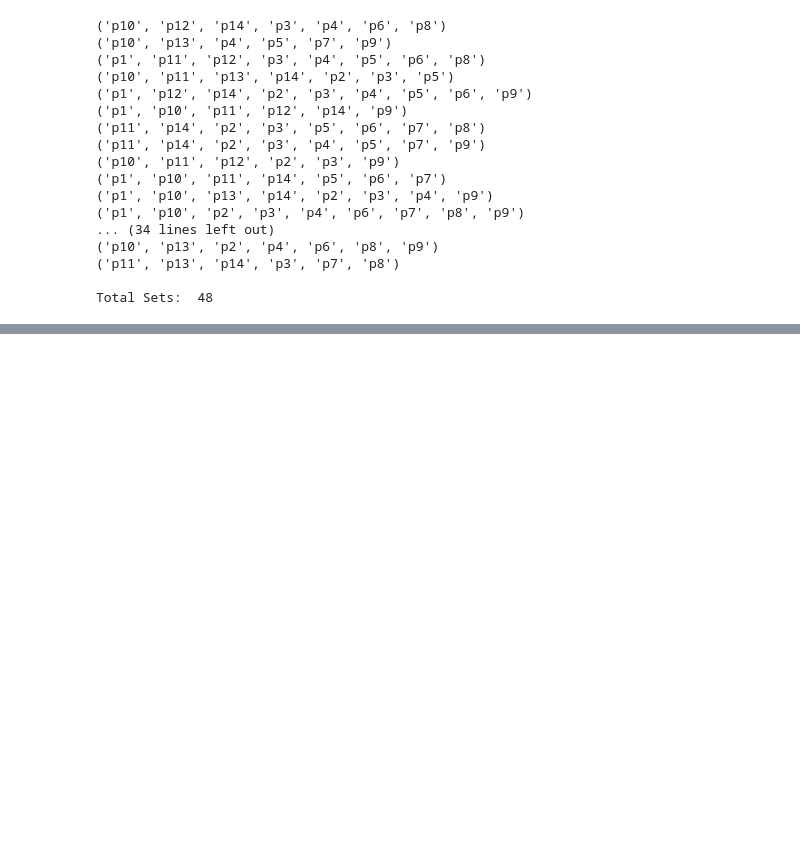
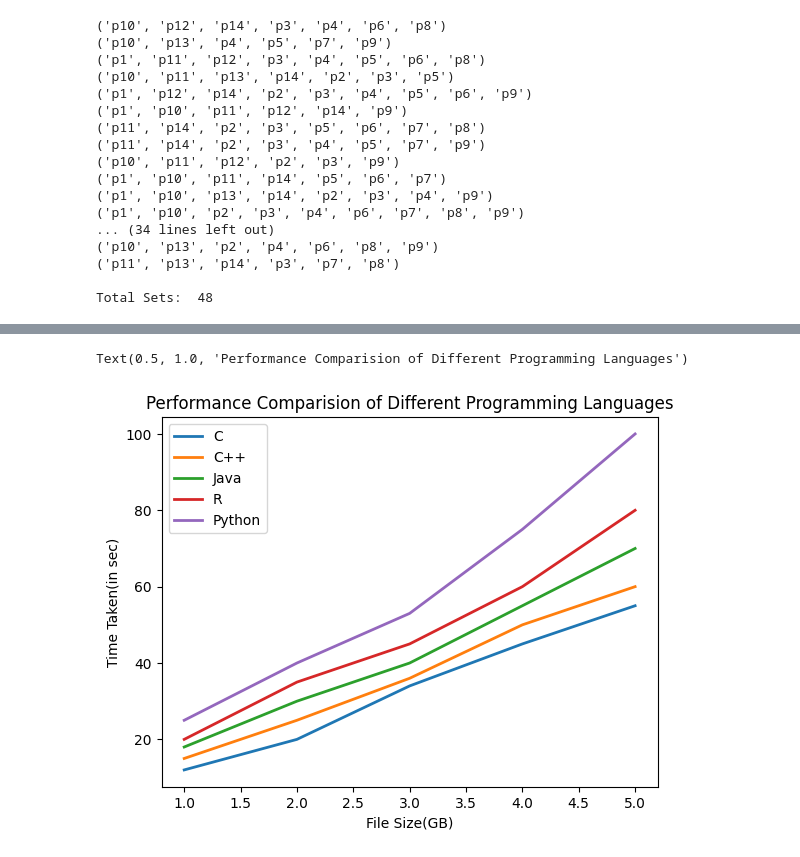
Before and after one commit to Vaishnavi3322/Assignment, a Jupyter notebook: Mini_Projects.ipynb, the cells around one changed output, grey strips where cells are left out. Drawn from its saved outputs; the diff is of its cells as text; code cells hidden in the pictures; blank space fills up the shorter version.

```diff
--- a/Mini_Projects.ipynb
+++ b/Mini_Projects.ipynb
@@ -420,0 +452,18 @@ Total Sets:  48
+# %%
+x  = [1, 2, 3, 4, 5]
+y1 = [12, 20, 34, 45, 55]
+y2 = [15, 25, 36, 50, 60]
+y3 = [18, 30, 40, 55, 70]
+y4 = [20, 35, 45, 60, 80]
+y5 = [25, 40, 53, 75, 100]
+graph = sns.lineplot(x=x, y=y1, label='C', linewidth=2)
+sns.lineplot(x = x, y = y2, label='C++', linewidth=2)
+sns.lineplot(x = x, y = y3, label='Java', linewidth=2)
+sns.lineplot(x = x, y = y4, label='R', linewidth=2)
+sns.lineplot(x = x, y = y5, label='Python', linewidth=2)
+graph.set_xlabel('File Size(GB)')
+graph.set_ylabel('Time Taken(in sec)')
+graph.set_title('Performance Comparision of Different Programming Languages')
+# %% [output]
+Text(0.5, 1.0, 'Performance Comparision of Different Programming Languages')
+[figure, added]
```
Also changed, not shown: parts of 6 cells of this notebook.
